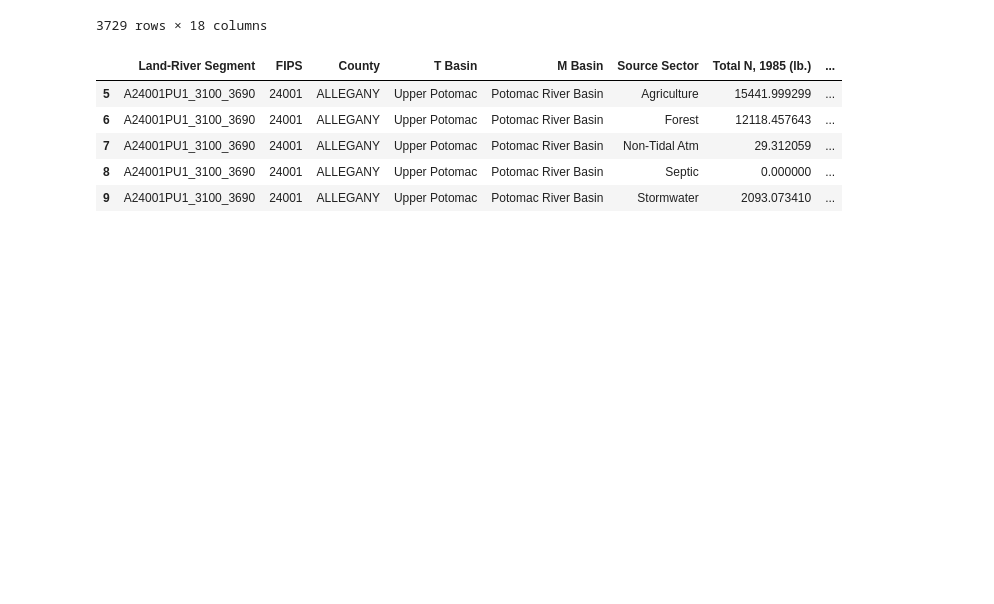
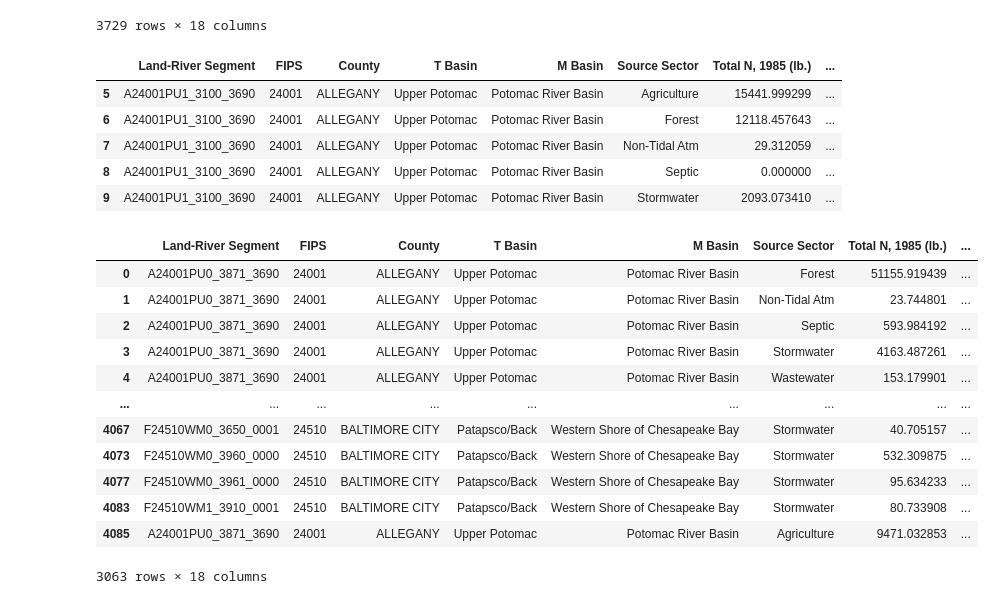
Before and after one commit to robin7dm/IA-340-2, a Jupyter notebook: Lab2.ipynb, the cells around one changed output. Saved outputs shown, nothing was run; the diff lists cells and outputs as text; code cells hidden in the pictures; blank space fills up the shorter version.

```diff
--- a/Lab2.ipynb
+++ b/Lab2.ipynb
@@ -115,3 +115,19 @@ df[5:10]  # slicing rows 5 through 10
 | 9 | A24001PU1_3100_3690 | 24001 | ALLEGANY | Upper Potomac | Potomac River Basin | Stormwater | 2093.073410 | ... |
 # %%
 # for this section I chose to sort by column and used county to ensure easy access to county specific data, then I sliced to look at rows 5 to 10.
+# %%
+df[df['Total N, 2007 (lb.)']>11.5]
+# %% [output]
+|  | Land-River Segment | FIPS | County | T Basin | M Basin | Source Sector | Total N, 1985 (lb.) | ... |
+| 0 | A24001PU0_3871_3690 | 24001 | ALLEGANY | Upper Potomac | Potomac River Basin | Forest | 51155.919439 | ... |
+| 1 | A24001PU0_3871_3690 | 24001 | ALLEGANY | Upper Potomac | Potomac River Basin | Non-Tidal Atm | 23.744801 | ... |
+| 2 | A24001PU0_3871_3690 | 24001 | ALLEGANY | Upper Potomac | Potomac River Basin | Septic | 593.984192 | ... |
+| 3 | A24001PU0_3871_3690 | 24001 | ALLEGANY | Upper Potomac | Potomac River Basin | Stormwater | 4163.487261 | ... |
+| 4 | A24001PU0_3871_3690 | 24001 | ALLEGANY | Upper Potomac | Potomac River Basin | Wastewater | 153.179901 | ... |
+| ... | ... | ... | ... | ... | ... | ... | ... | ... |
+| 4067 | F24510WM0_3650_0001 | 24510 | BALTIMORE CITY | Patapsco/Back | Western Shore of Chesapeake Bay | Stormwater | 40.705157 | ... |
+| 4073 | F24510WM0_3960_0000 | 24510 | BALTIMORE CITY | Patapsco/Back | Western Shore of Chesapeake Bay | Stormwater | 532.309875 | ... |
+| 4077 | F24510WM0_3961_0000 | 24510 | BALTIMORE CITY | Patapsco/Back | Western Shore of Chesapeake Bay | Stormwater | 95.634233 | ... |
+| 4083 | F24510WM1_3910_0001 | 24510 | BALTIMORE CITY | Patapsco/Back | Western Shore of Chesapeake Bay | Stormwater | 80.733908 | ... |
+| 4085 | A24001PU0_3871_3690 | 24001 | ALLEGANY | Upper Potomac | Potomac River Basin | Agriculture | 9471.032853 | ... |
+3063 rows × 18 columns
```
Also changed, not shown: parts of 8 cells of this notebook.
